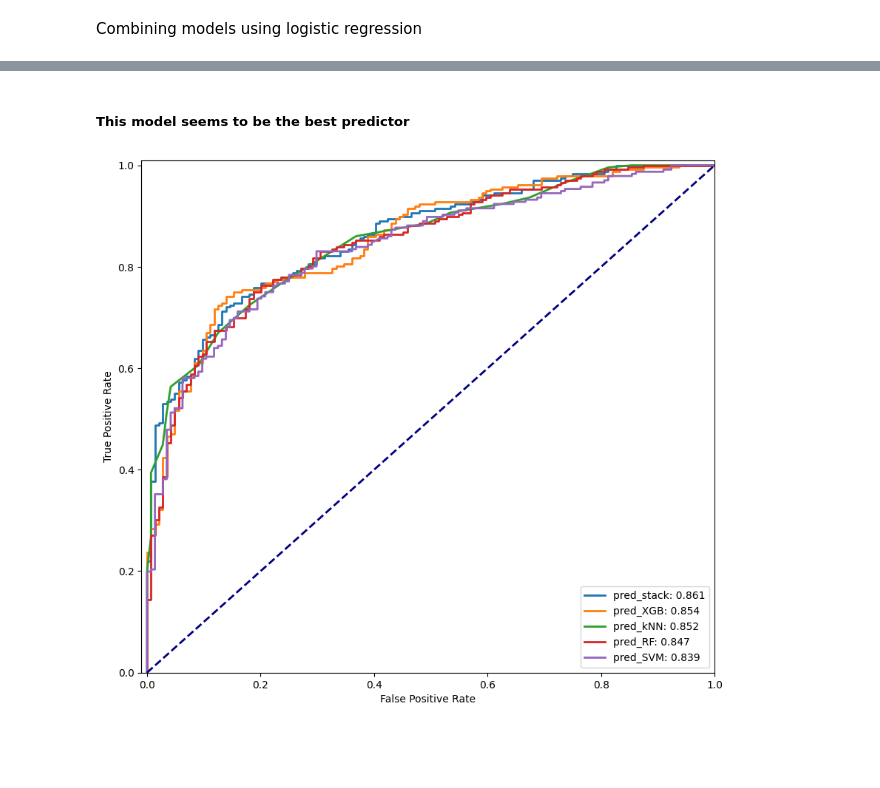
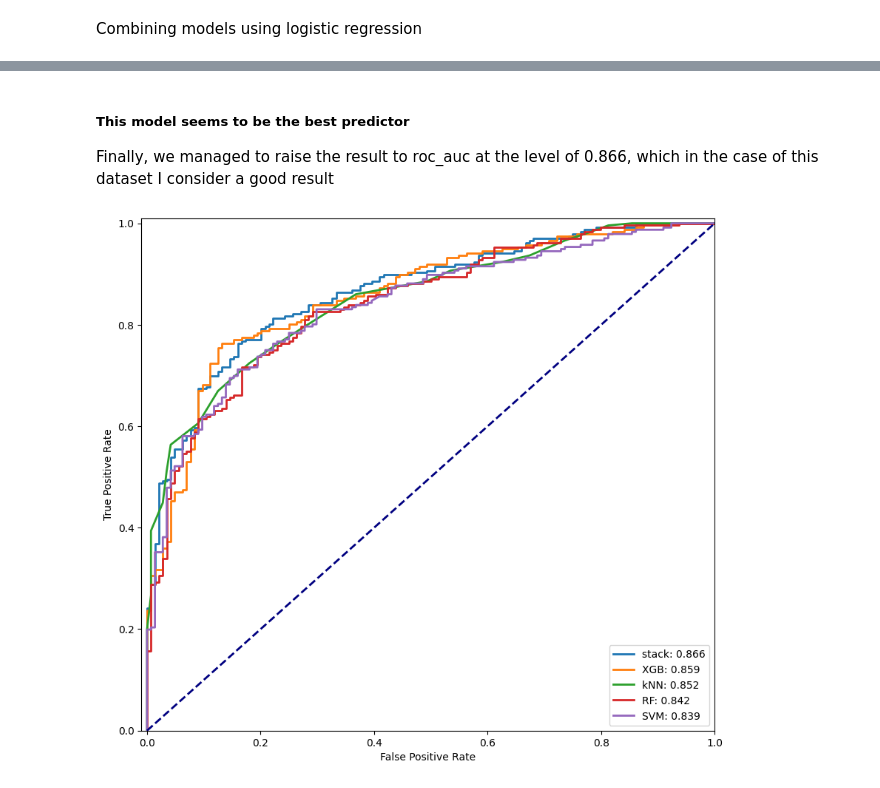
Before and after one commit to Bertafon/Classification-problem, a Jupyter notebook: classification_problem.ipynb, the cells around one changed output, grey strips where cells are left out. Saved outputs shown, nothing was run; the diff lists cells and outputs as text; code cells hidden in the pictures; blank space fills up the shorter version.

```diff
--- a/classification_problem.ipynb
+++ b/classification_problem.ipynb
@@ -398,7 +402,7 @@ for res,name in zip(results,names):
     rang = ranges[name]
     for x in rang:
         params[name] = x
-        trainResults, testResults, predictions, indices = CVTestXGB(params=params,num_boost_round = 999, early_stopping_rounds = 10)
+        trainResults, testResults, predictions, indices = CVTestXGB(params=params,num_boost_round = 999, early_stopping_rounds = 20)
         res.append([np.mean(testResults),x])
     params[name] = sorted(res, key=lambda y: y[0], reverse=True)[0][1] # sequentially set the parameter value to the one for which the best result is obtained
     plt.subplot(2, 3, plot_number)
@@ -413,8 +417,8 @@ For the project I calibrate only the most important parameters.
 # %%
 results=[]
 paramList = []
-for x in range(500):
-    par = (random.uniform(0.01, 0.2), random.randint(2, 6), random.uniform(0.7, 0.9), random.uniform(0.3, 0.8), random.uniform(1, 9), random.uniform(0.5, 2))
+for i in range(1000):
+    par = (random.uniform(0.05, 0.2), random.randint(3, 7), random.uniform(0.5, 0.8), random.uniform(0.4, 0.8), random.uniform(1, 9), random.uniform(0.5, 2))
     params['eta'] = par[0]
     params['max_depth'] = par[1]
     params['subsample'] = par[2]
@@ -422,6 +426,6 @@ for x in range(500):
     params['lambda'] = par[4]
     params['gamma'] = par[5]
 
-    trainResults, testResults, predictions, indices = CVTestXGB(params=params,num_boost_round = 999, early_stopping_rounds = 30)
+    trainResults, testResults, predictions, indices = CVTestXGB(params=params,num_boost_round = 999, early_stopping_rounds = 20)
     results.append((np.mean(trainResults), np.mean(testResults), np.mean(trainResults)-np.mean(testResults), np.std(testResults), params.copy()))
 # %% [markdown]
@@ -429,4 +433,5 @@ The third set of parameters performs well on the validation sample and does not
 # %%
 for i in (sorted(results, key=lambda x: x[1], reverse=True)[:3]):
     print(i)
+params = sorted(results, key=lambda x: x[1], reverse=True)[1][-1]
 # %% [output]
@@ -440,6 +445,6 @@ plot_bestHistory(results)
 # %%
-params = sorted(results, key=lambda x: x[1], reverse=True)[2][4]
-trainResults, testResults, predictions, indices = CVTestXGB(params=params,num_boost_round = 999, early_stopping_rounds = 30)
+trainResults, testResults, predictions, indices = CVTestXGB(params=params,num_boost_round = 999,early_stopping_rounds = 20)
+print(np.mean(trainResults), np.mean(testResults), np.mean(trainResults)-np.mean(testResults), np.std(testResults),end='\n\n')
 
 XGB = {
     "name":"XGB",
@@ -478,23 +485,24 @@ df.head()
 | 4 | będziński | 5.4 | 44.2 | 110 | 30.675332 | 21.004261 | 342.662345 | 0.129152 | 0 | ... |
 # %% [markdown]
 ##### This model seems to be the best predictor
+Finally, we managed to raise the result to roc_auc at the level of 0.866, which in the case of this dataset I consider a good result
 # %%
 fig, ax = plt.subplots(figsize=(10,9))
 
 for pred in ['pred_stack','pred_XGB','pred_kNN','pred_RF','pred_SVM']:
 
     fpr, tpr, thresholds = roc_curve(df['Duda_majority'], df[pred])
     rocScore = roc_auc_score(df['Duda_majority'], df[pred])
     rocScore = round(rocScore, 3)
 
-    ax.plot(fpr, tpr, lw=2, label=f'{pred}: {rocScore}')
+    ax.plot(fpr, tpr, lw=2, label=f'{pred}: {rocScore}'.replace('pred_',''))
 
 ax.plot([0, 1], [0, 1], color='navy', lw=2, linestyle='--')
 ax.set_xlim([-0.01, 1.0])
 ax.set_ylim([0.0, 1.01])
 ax.set_xlabel('False Positive Rate')
 ax.set_ylabel('True Positive Rate')
 ax.legend(loc='lower right')
 plt.show()
 # %% [output]
-[figure, old version]
+[figure, new version]
```
Also changed, not shown: parts of 14 cells of this notebook.
